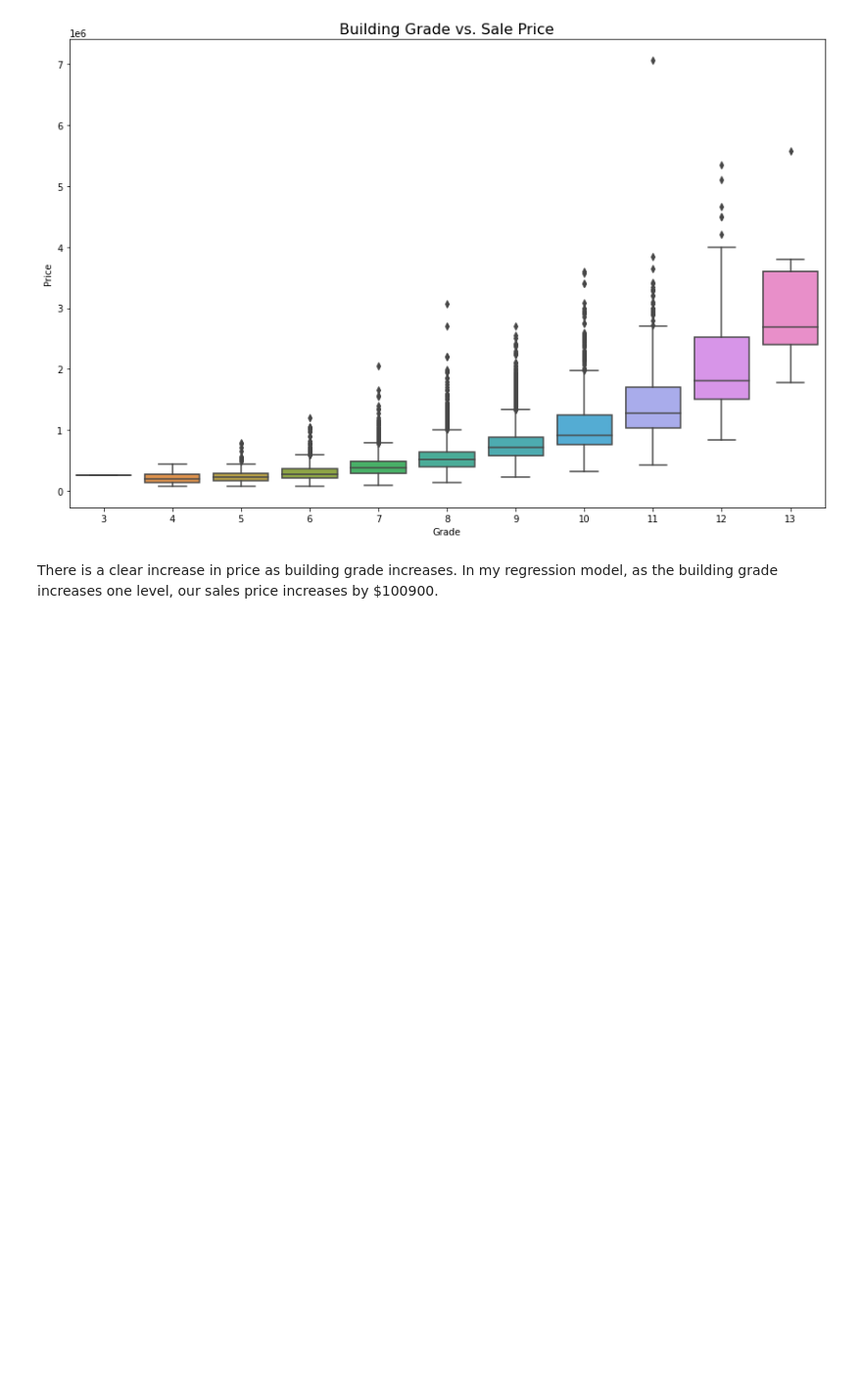
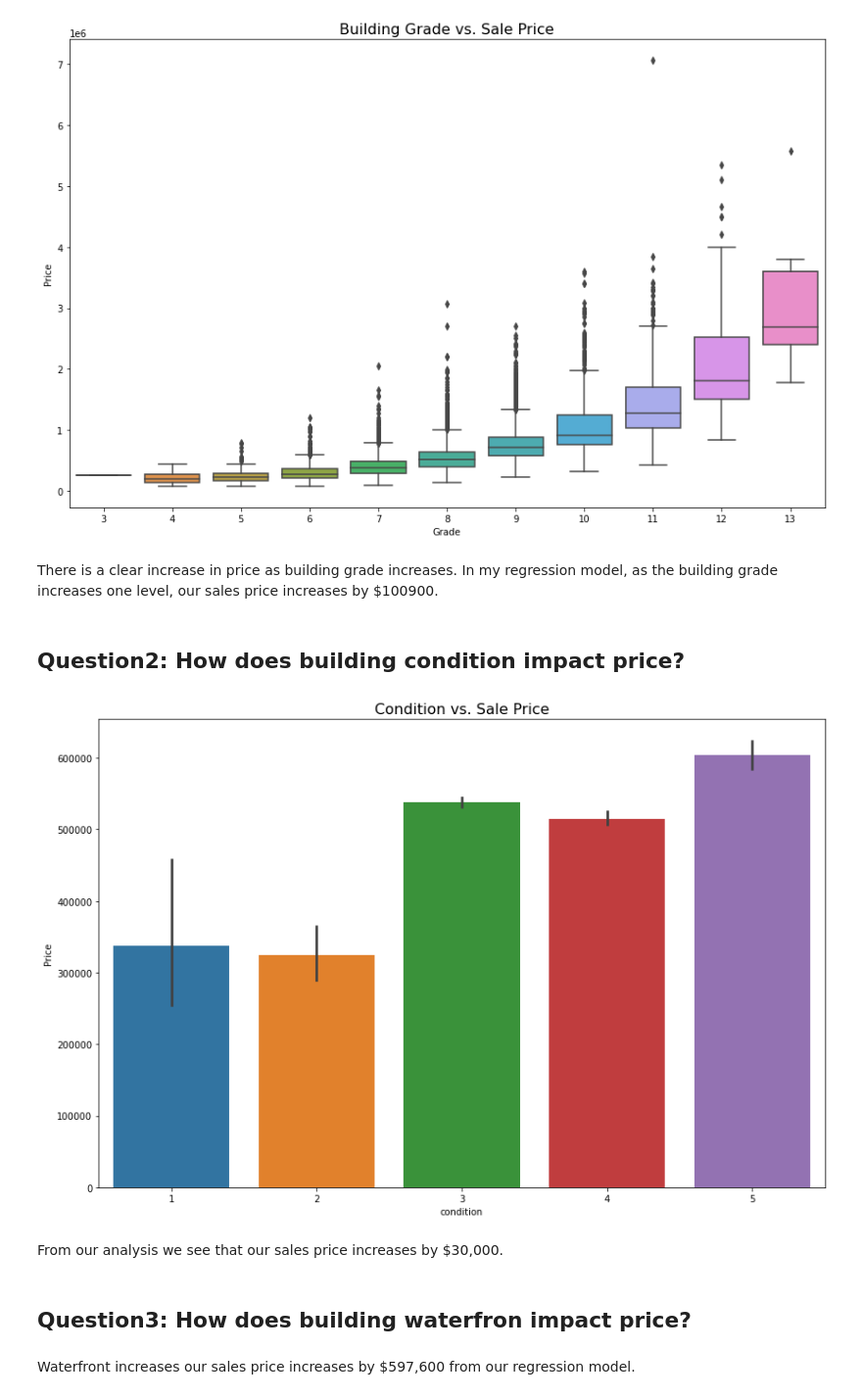
Before and after one commit to AmosMaru/phase_2_project, a Jupyter notebook: Untitled.ipynb, the cells around one changed output. Shown at 98% size. Drawn from its saved outputs; the diff is of its cells as text; code cells hidden in the pictures; blank space fills up the shorter version.

```diff
--- a/Untitled.ipynb
+++ b/Untitled.ipynb
@@ -694,3 +678,20 @@ plt.show()
 [figure]
 # %% [markdown]
 There is a clear increase in price as building grade increases. In my regression model, as the building grade increases one level, our sales price increases by $100900.
+# %% [markdown]
+## Question2: How does building condition impact price?
+# %%
+plt.figure(figsize=(12, 8))
+sns.barplot(data.condition, data.price)
+plt.title('Condition vs. Sale Price', fontsize=16)
+plt.xlabel('condition')
+plt.ylabel('Price')
+plt.tight_layout()
+plt.savefig('pics/Question2.png')
+plt.show()
+# %% [output]
+[figure, added]
+# %% [markdown]
+From our analysis we see that our sales price increases by $30,000.
+# %% [markdown]
+## Question3: How does building waterfron impact price?
@@ -696,0 +707,2 @@ There is a clear increase in price as building grade increases. In my regression
+# %% [markdown]
+Waterfront increases our sales price increases by $597,600 from our regression model.
```
Also changed, not shown: parts of 4 cells of this notebook, 5 other files.
